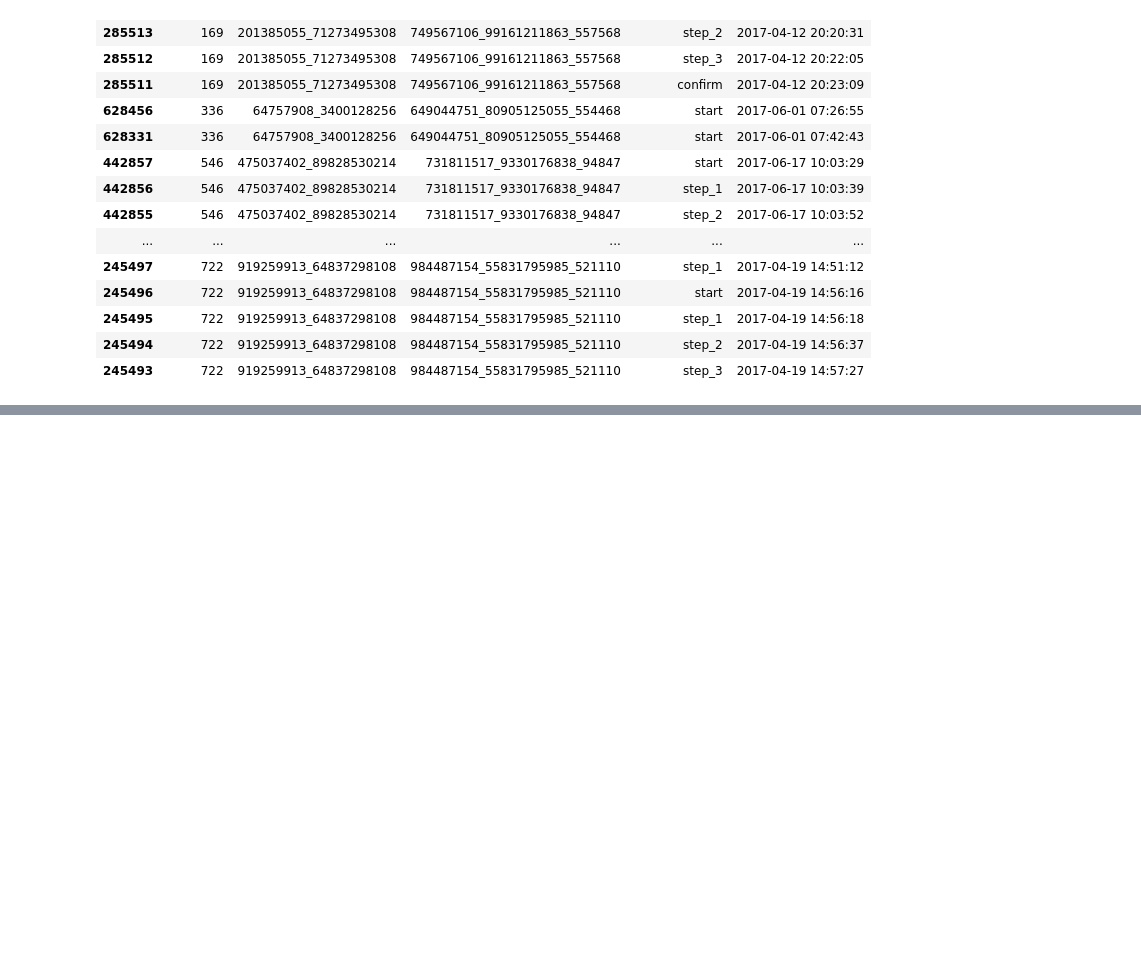
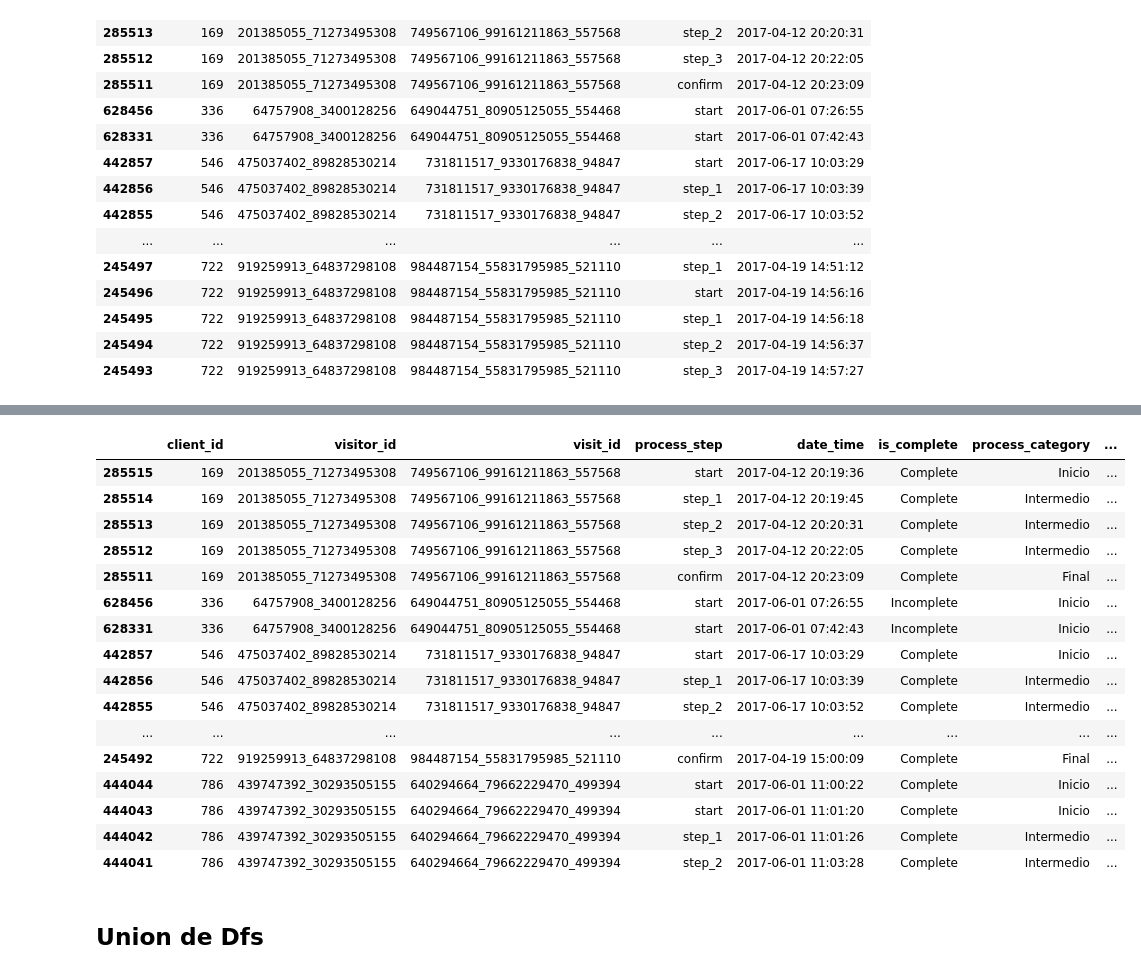
Before and after one commit to Osanchezr/Vanguard-AB-test, a Jupyter notebook: main_oscar.ipynb, the cells around one changed output, grey strips where cells are left out. Saved outputs shown, nothing was run; the diff lists cells and outputs as text; code cells hidden in the pictures; blank space fills up the shorter version.

```diff
--- a/main_oscar.ipynb
+++ b/main_oscar.ipynb
@@ -405,0 +463,40 @@ merged_df.sort_values(by=['client_id', 'date_time']).head(30)
+# %%
+# Asegúrate de que los datos están ordenados correctamente
+merged_df = merged_df.sort_values(by=['client_id', 'visit_id', 'date_time'])
+
+# Definir el orden lógico de los pasos
+step_order = ['start', 'step_1', 'step_2', 'step_3', 'confirm']
+
+# Convertir la columna 'process_step' en una categoría ordenada
+merged_df['process_step'] = pd.Categorical(merged_df['process_step'], categories=step_order, ordered=True)
+
+# Crear una columna 'prev_process_step' que sea la columna de pasos desplazada hacia abajo, solo dentro del mismo 'visit_id'
+merged_df['prev_process_step'] = merged_df.groupby(['client_id', 'visit_id'])['process_step'].shift(1)
+
+# Crear una columna para detectar si el paso actual es anterior al anterior dentro del mismo proceso (es decir, si hay un retroceso)
+merged_df['is_error'] = merged_df['process_step'] < merged_df['prev_process_step']
+
+# Llenar los valores NaN en 'is_error' (como los primeros pasos de cada proceso) con False porque no pueden ser retrocesos
+merged_df['is_error'] = merged_df['is_error'].fillna(False)
+# %%
+merged_df.head(35)
+# %% [output]
+|  | client_id | visitor_id | visit_id | process_step | date_time | is_complete | process_category | ... |
+| 285515 | 169 | 201385055_71273495308 | 749567106_99161211863_557568 | start | 2017-04-12 20:19:36 | Complete | Inicio | ... |
+| 285514 | 169 | 201385055_71273495308 | 749567106_99161211863_557568 | step_1 | 2017-04-12 20:19:45 | Complete | Intermedio | ... |
+| 285513 | 169 | 201385055_71273495308 | 749567106_99161211863_557568 | step_2 | 2017-04-12 20:20:31 | Complete | Intermedio | ... |
+| 285512 | 169 | 201385055_71273495308 | 749567106_99161211863_557568 | step_3 | 2017-04-12 20:22:05 | Complete | Intermedio | ... |
+| 285511 | 169 | 201385055_71273495308 | 749567106_99161211863_557568 | confirm | 2017-04-12 20:23:09 | Complete | Final | ... |
+| 628456 | 336 | 64757908_3400128256 | 649044751_80905125055_554468 | start | 2017-06-01 07:26:55 | Incomplete | Inicio | ... |
+| 628331 | 336 | 64757908_3400128256 | 649044751_80905125055_554468 | start | 2017-06-01 07:42:43 | Incomplete | Inicio | ... |
+| 442857 | 546 | 475037402_89828530214 | 731811517_9330176838_94847 | start | 2017-06-17 10:03:29 | Complete | Inicio | ... |
+| 442856 | 546 | 475037402_89828530214 | 731811517_9330176838_94847 | step_1 | 2017-06-17 10:03:39 | Complete | Intermedio | ... |
+| 442855 | 546 | 475037402_89828530214 | 731811517_9330176838_94847 | step_2 | 2017-06-17 10:03:52 | Complete | Intermedio | ... |
+| ... | ... | ... | ... | ... | ... | ... | ... | ... |
+| 245492 | 722 | 919259913_64837298108 | 984487154_55831795985_521110 | confirm | 2017-04-19 15:00:09 | Complete | Final | ... |
+| 444044 | 786 | 439747392_30293505155 | 640294664_79662229470_499394 | start | 2017-06-01 11:00:22 | Complete | Inicio | ... |
+| 444043 | 786 | 439747392_30293505155 | 640294664_79662229470_499394 | start | 2017-06-01 11:01:20 | Complete | Inicio | ... |
+| 444042 | 786 | 439747392_30293505155 | 640294664_79662229470_499394 | step_1 | 2017-06-01 11:01:26 | Complete | Intermedio | ... |
+| 444041 | 786 | 439747392_30293505155 | 640294664_79662229470_499394 | step_2 | 2017-06-01 11:03:28 | Complete | Intermedio | ... |
+# %% [markdown]
+## Union de Dfs
```
Also changed, not shown: parts of 29 cells of this notebook.
